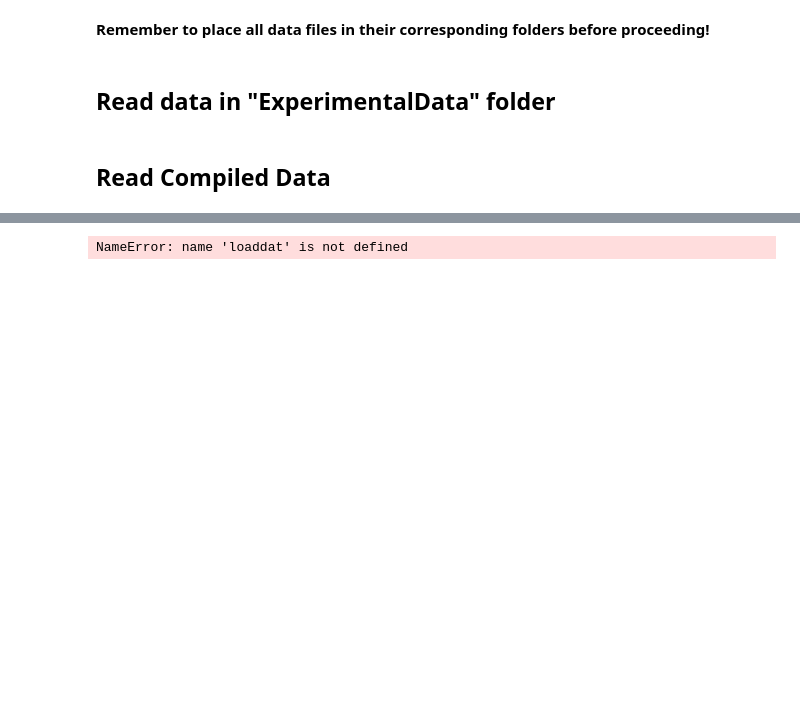
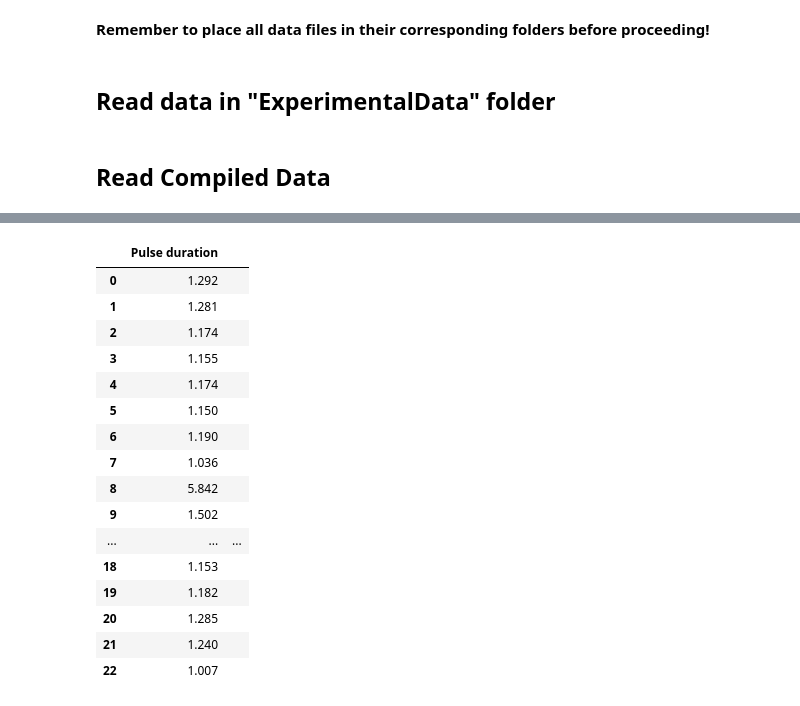
Before and after one commit to NiwEoj/Graph-o-matic-6000, a Jupyter notebook: graphs.ipynb, the cells around one changed output, grey strips where cells are left out. Cells and saved outputs as stored; diff of their text form; code cells hidden in the pictures; blank space fills up the shorter version.

```diff
--- a/graphs.ipynb
+++ b/graphs.ipynb
@@ -273,52 +277,77 @@ if loaddat[0] == 'Pulse interval':
         try:
             for i in range(len(y_norm)):
                 if y_norm[i] > 0.75 and max(y_norm[i-1],y_norm[i],y_norm[i+1]) == y_norm[i]:
                     y_peaks.append(i)
 
             # calculate pulse interval
             x_peaks = x[y_peaks]
             pulsedat.loc[len(pulsedat.index)] = [np.diff(x_peaks).mean(),1/np.diff(x_peaks).mean()/1000000]
         except:
             pulsedat.loc[len(pulsedat.index)] = ["ERROR","ERROR"]
     display(pulsedat)
 elif loaddat[0] == 'Center wavelength':
     for j in range(int(len(dataframes_list.columns)/2)):
         n = k*j
         x = dataframes_list.iloc[:,n]
         y = dataframes_list.iloc[:,n+k-1]
 
         # normalise data
         y_norm = (y - y.min())/(y.max()-y.min())
         y_peaks = []
-        Y_peaks = []
         loaddat = ['Center wavelength','FWHM']
 
         # find center wavelength
         for i in range(len(y_norm)):
-            if (y_norm[i] > 0.75 and max(y_norm[i-2],y_norm[i-1],y_norm[i],y_norm[i+1],y_norm[i+2]) == y_norm[i]
-                and y[i]-y[i+1] < 0.5 and y[i]-y[i+2] < 0.5
-            ):
-                y_peaks.append(i)
+            try:
+                if (y_norm[i] > 0.75 and max(y_norm[i-2],y_norm[i-1],y_norm[i],y_norm[i+1],y_norm[i+2]) == y_norm[i]
+                    and y[i]-y[i+1] < 0.5 and y[i]-y[i+2] < 0.5
+                ):
+                    y_peaks.append(i)
+            except Exception:
+                pass
 
-        for i in y_peaks:
-            if (y[i]-y[i-1] < 0.5 and y[i]-y[i-2] < 0.5 and max(y_norm[i-5],y_norm[i-4],y_norm[i-3],y_norm[i],y_norm[i+3],y_norm[i+4],y_norm[i+5]) == y_norm[i]
-                and y[i+5]-y[i-5] < 1 and y[i]-y[i+3] < 1
-            ):
-                Y_peaks.append(i)
+        if len(y_peaks) > 1:
+            Y_peaks = y_peaks[0]
+            for i in range(len(y_peaks)):
+                if y[y_peaks[i]] > Y_peaks:
+                    Y_peaks = y_peaks[i]
 
-        if len(Y_peaks) == 1:
-            for i in range(Y_peaks[0],0,-1):
-                if y[Y_peaks[0]]-y[i] > 3:
-                    break
-            fwhm_0 = i
-            for i in range(Y_peaks[0],len(y)):
-                if y[Y_peaks[0]]-y[i] > 3:
-                    break
-            fwhm_1 = i
+        for i in range(Y_peaks,0,-1):
+            if y[Y_peaks]-y[i] > 3:
+                break
+        fwhm_0 = i
+        for i in range(Y_peaks,len(y)):
+            if y[Y_peaks]-y[i] > 3:
+                break
+        fwhm_1 = i
 
-            pulsedat.loc[len(pulsedat.index)] = [x[Y_peaks[0]],round(x[fwhm_1]-x[fwhm_0+1],4)]
-        else:
+        try:
+            pulsedat.loc[len(pulsedat.index)] = [x[Y_peaks],round(x[fwhm_1]-x[fwhm_0+1],4)]
+        except:
             pulsedat.loc[len(pulsedat.index)] = ['ERROR','ERROR']
     display(pulsedat)
+elif loaddat[0] == 'Pulse duration':
+    for j in range(len(pdur)):
+        try:
+            pulsedat.loc[j] = [pdur[j],'']
+        except:
+            pulsedat.loc[j] = ['ERROR','ERROR']
+    display(pulsedat)
 # %% [output]
-NameError: name 'loaddat' is not defined
+|  | Pulse duration |  |
+| 0 | 1.292 |  |
+| 1 | 1.281 |  |
+| 2 | 1.174 |  |
+| 3 | 1.155 |  |
+| 4 | 1.174 |  |
+| 5 | 1.150 |  |
+| 6 | 1.190 |  |
+| 7 | 1.036 |  |
+| 8 | 5.842 |  |
+| 9 | 1.502 |  |
+| ... | ... | ... |
+| 18 | 1.153 |  |
+| 19 | 1.182 |  |
+| 20 | 1.285 |  |
+| 21 | 1.240 |  |
+| 22 | 1.007 |  |
```
Also changed, not shown: parts of 4 cells of this notebook.
